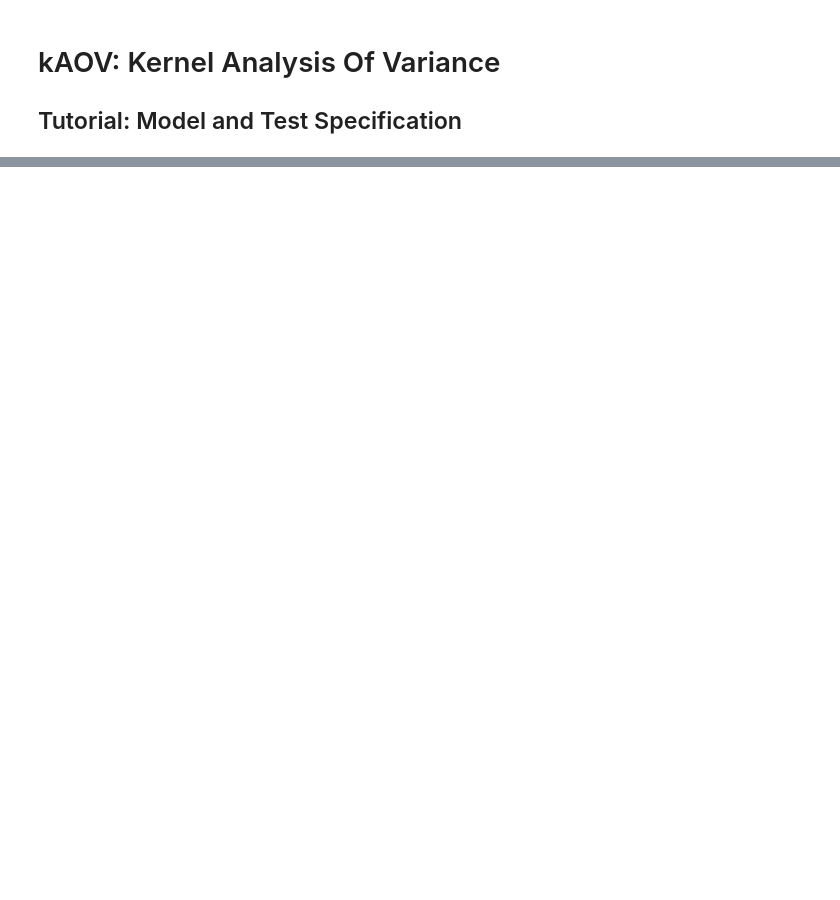
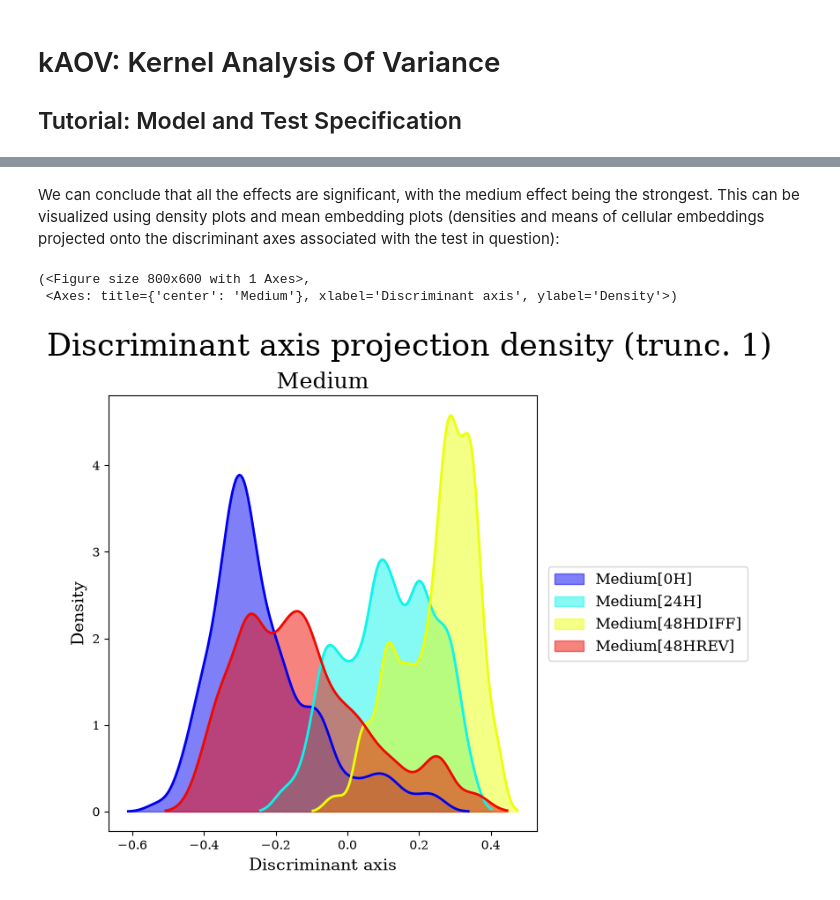
Before and after one commit to LMJL-Alea/kAOV, a Jupyter notebook: tutorial_kaov.ipynb, the cells around one changed output, grey strips where cells are left out. Drawn from its saved outputs; the diff is of its cells as text; code cells hidden in the pictures; blank space fills up the shorter version.

```diff
--- a/tutorial_kaov.ipynb
+++ b/tutorial_kaov.ipynb
@@ -617,0 +39,4 @@ res_1_pw_bl.plot_influence(t1=1, t2=1, tests=[n for n, _ in res_1_pw_bl.hypothes
+# %%
+# kAOV has a similar interface as statsmodels and uses a similar logic:
+kfit = AOV.from_formula(form_exog + ' ~ C(Medium, OneHot) * C(Batch, OneHot)',
+                        data=data)
@@ -617,0 +47,3 @@ res_1_pw_bl.plot_influence(t1=1, t2=1, tests=[n for n, _ in res_1_pw_bl.hypothes
+# %%
+res = kfit.test()
+print(res)
@@ -617,0 +61,8 @@ res_1_pw_bl.plot_influence(t1=1, t2=1, tests=[n for n, _ in res_1_pw_bl.hypothes
+# %% [markdown]
+We can conclude that all the effects are significant, with the medium effect being the strongest. This can be visualized using density plots and mean embedding plots (densities and means of cellular embeddings projected onto the discriminant axes associated with the test in question):
+# %%
+res.plot_density(comp=1, tests=['Medium',], colormap='jet')
+# %% [output]
+(<Figure size 800x600 with 1 Axes>,
+ <Axes: title={'center': 'Medium'}, xlabel='Discriminant axis', ylabel='Density'>)
+[figure, added]
```
Also changed, not shown: parts of 80 cells of this notebook.
